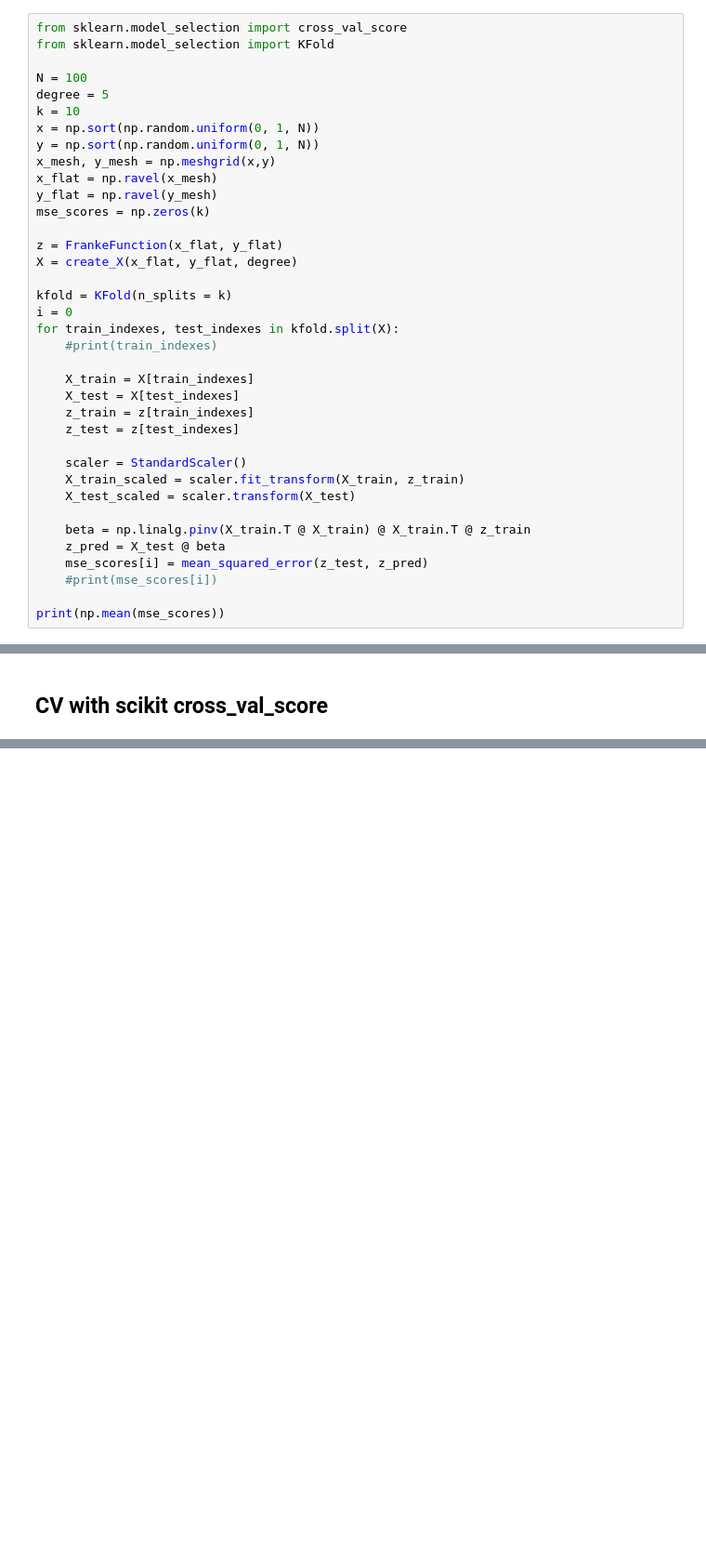
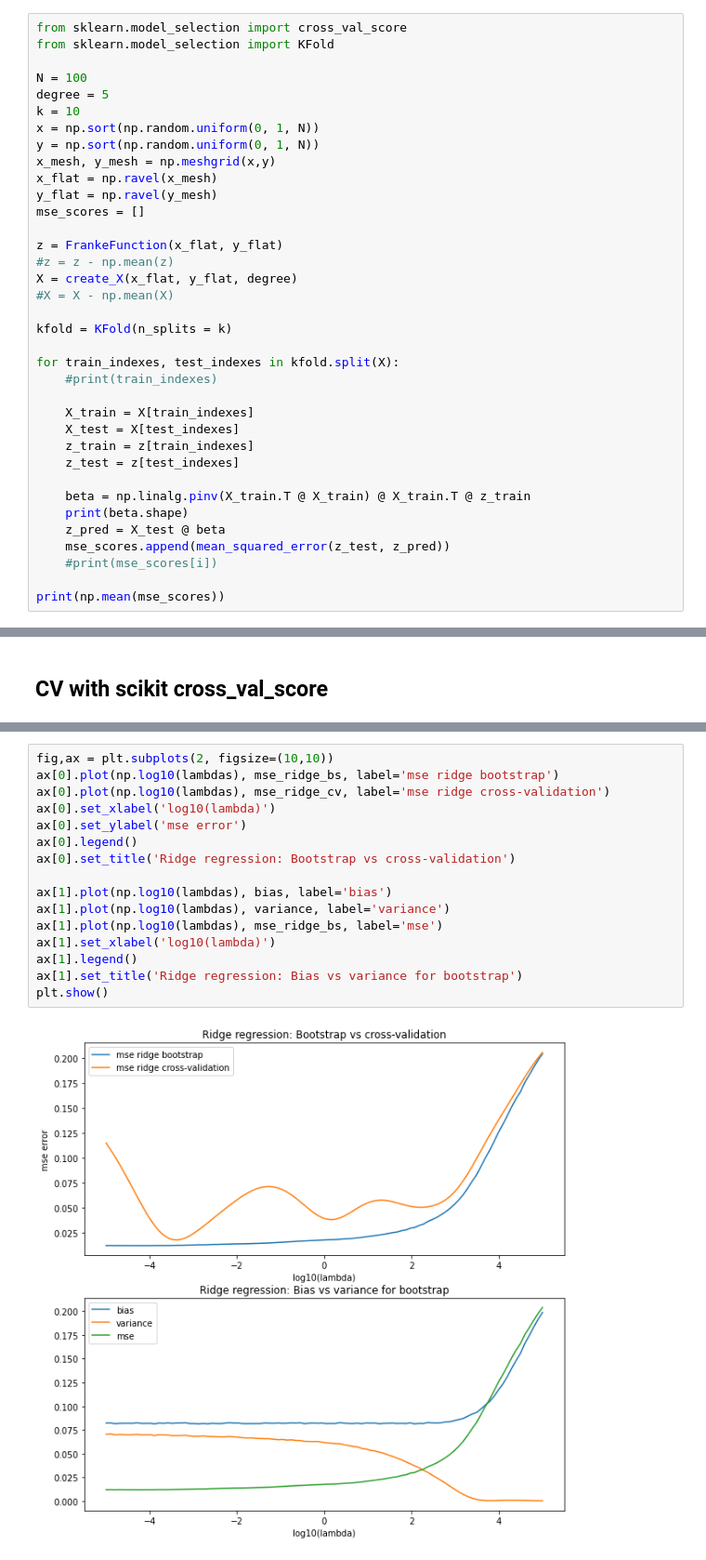
Before and after one commit to jornmarh/fys-stk4155, a Jupyter notebook: project1/project1-ad.ipynb, the cells around one changed output, grey strips where cells are left out. Shown at 93% size. Drawn from its saved outputs; the diff is of its cells as text; blank space fills up the shorter version.

```diff
--- a/project1/project1-ad.ipynb
+++ b/project1/project1-ad.ipynb
@@ -257,13 +285,15 @@ y = np.sort(np.random.uniform(0, 1, N))
 x_mesh, y_mesh = np.meshgrid(x,y)
 x_flat = np.ravel(x_mesh)
 y_flat = np.ravel(y_mesh)
-mse_scores = np.zeros(k)
+mse_scores = []
 
 z = FrankeFunction(x_flat, y_flat)
+#z = z - np.mean(z)
 X = create_X(x_flat, y_flat, degree)
+#X = X - np.mean(X)
 
 kfold = KFold(n_splits = k)
-i = 0
+
 for train_indexes, test_indexes in kfold.split(X):
     #print(train_indexes)
 
@@ -272,13 +302,10 @@ for train_indexes, test_indexes in kfold.split(X):
     z_train = z[train_indexes]
     z_test = z[test_indexes]
 
-    scaler = StandardScaler()
-    X_train_scaled = scaler.fit_transform(X_train, z_train)
-    X_test_scaled = scaler.transform(X_test)
-
     beta = np.linalg.pinv(X_train.T @ X_train) @ X_train.T @ z_train
+    print(beta.shape)
     z_pred = X_test @ beta
-    mse_scores[i] = mean_squared_error(z_test, z_pred)
+    mse_scores.append(mean_squared_error(z_test, z_pred))
     #print(mse_scores[i])
 
 print(np.mean(mse_scores))
@@ -296,0 +404,18 @@ print(np.mean(mse_scikit_linreg))
+# %%
+fig,ax = plt.subplots(2, figsize=(10,10))
+ax[0].plot(np.log10(lambdas), mse_ridge_bs, label='mse ridge bootstrap')
+ax[0].plot(np.log10(lambdas), mse_ridge_cv, label='mse ridge cross-validation')
+ax[0].set_xlabel('log10(lambda)')
+ax[0].set_ylabel('mse error')
+ax[0].legend()
+ax[0].set_title('Ridge regression: Bootstrap vs cross-validation')
+
+ax[1].plot(np.log10(lambdas), bias, label='bias')
+ax[1].plot(np.log10(lambdas), variance, label='variance')
+ax[1].plot(np.log10(lambdas), mse_ridge_bs, label='mse')
+ax[1].set_xlabel('log10(lambda)')
+ax[1].legend()
+ax[1].set_title('Ridge regression: Bias vs variance for bootstrap')
+plt.show()
+# %% [output]
+[figure, added]
```
Also changed, not shown: parts of 15 cells of this notebook, 1 other file.
